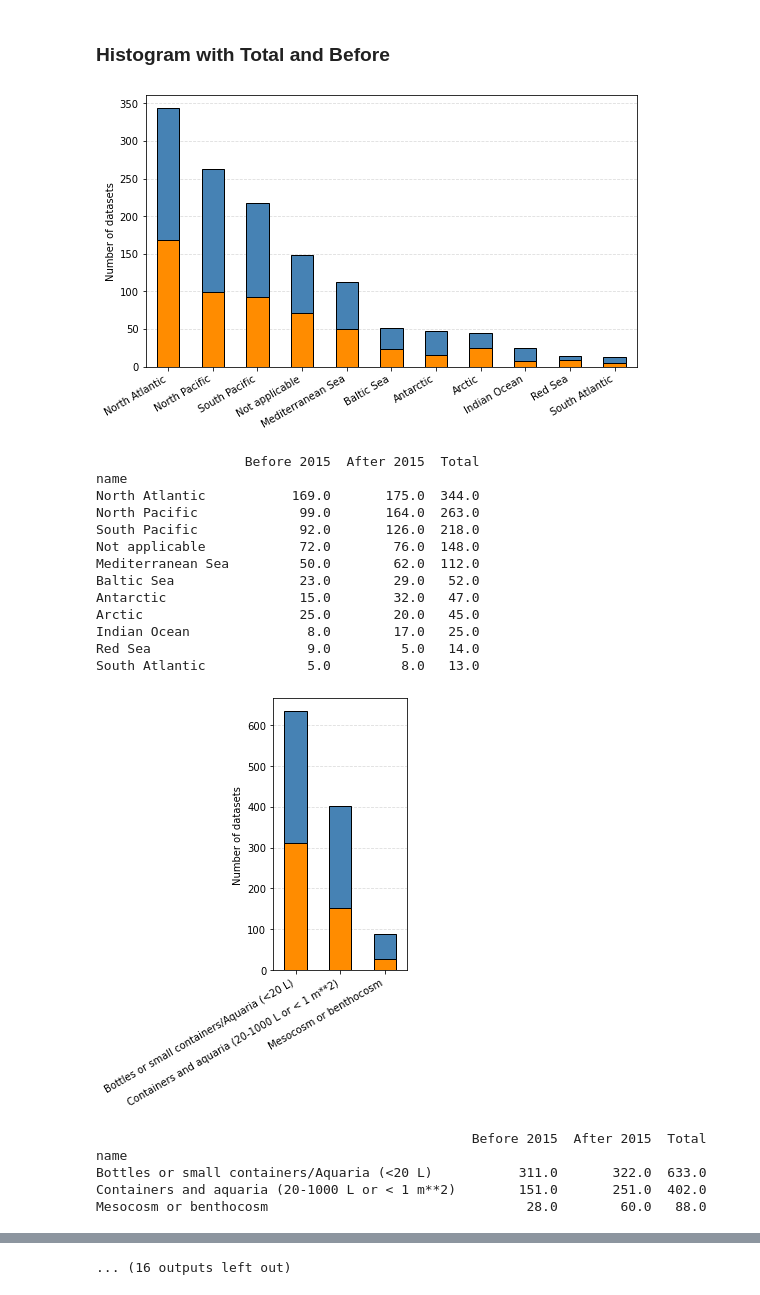
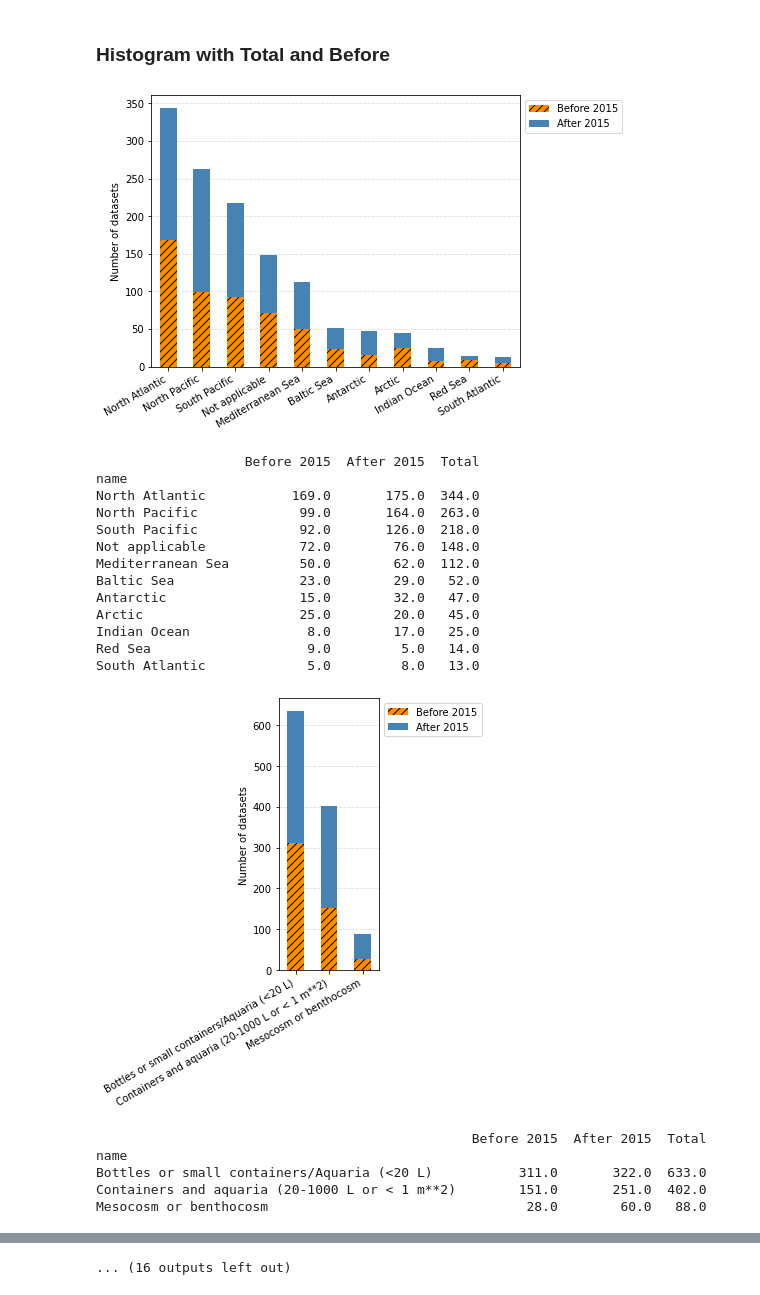
Before and after one commit to PBrockmann/PANGAEA_Scraping, a Jupyter notebook: PANGAEA_OAICC_histo_01.ipynb, the cells around one changed output, grey strips where cells are left out. Drawn from its saved outputs; the diff is of its cells as text; code cells hidden in the pictures.

Commit message:
Fix histo

```diff
--- a/PANGAEA_OAICC_histo_01.ipynb
+++ b/PANGAEA_OAICC_histo_01.ipynb
@@ -408,39 +408,40 @@ for category in categories :
 
     dhisto.set_index('name', inplace=True)
     dhisto.sort_values(by='Total', inplace=True, ascending=False)
 
     dhistoFiltered = dhisto[dhisto['Total'] != 0]
 
     ax = dhistoFiltered.plot.bar(y=['Before ' + str(year), 'After ' + str(year)],
-                                 figsize=[0.8*len(dhistoFiltered),5], width=0.5,
-                                 color=["darkorange", "steelblue"],
+                                 figsize=[0.6*len(dhistoFiltered),5], width=0.5,
+                                 color=["darkorange", "steelblue"], legend=False,
                                  stacked=True, zorder=3,
-                                 linestyle='-', edgecolor="black",
                                  xlabel="", ylabel="Number of datasets")
     ax.grid(axis='y', zorder=0, color='gainsboro', linestyle='--')
-    ax.get_legend().remove()
+    for bar in ax.containers[0].patches:
+        bar.set_hatch('///')
+    ax.legend(bbox_to_anchor=(1,1), loc="upper left")
     plt.xticks(rotation=30, horizontalalignment='right')
     plt.savefig(category.replace(' ', '_') + '.png',
                 facecolor="white", transparent=False, bbox_inches="tight")
     plt.show()
 
     print(dhistoFiltered)
 # %% [output]
-[figure, old version]
+[figure, new version]
                    Before 2015  After 2015  Total
 name
 North Atlantic           169.0       175.0  344.0
 North Pacific             99.0       164.0  263.0
 South Pacific             92.0       126.0  218.0
 Not applicable            72.0        76.0  148.0
 Mediterranean Sea         50.0        62.0  112.0
 Baltic Sea                23.0        29.0   52.0
 Antarctic                 15.0        32.0   47.0
 Arctic                    25.0        20.0   45.0
 Indian Ocean               8.0        17.0   25.0
 Red Sea                    9.0         5.0   14.0
 South Atlantic             5.0         8.0   13.0
-[figure, old version]
+[figure, new version]
                                                 Before 2015  After 2015  Total
 name
 Bottles or small containers/Aquaria (<20 L)           311.0       322.0  633.0
```
Also changed, not shown: parts of 7 cells of this notebook.
